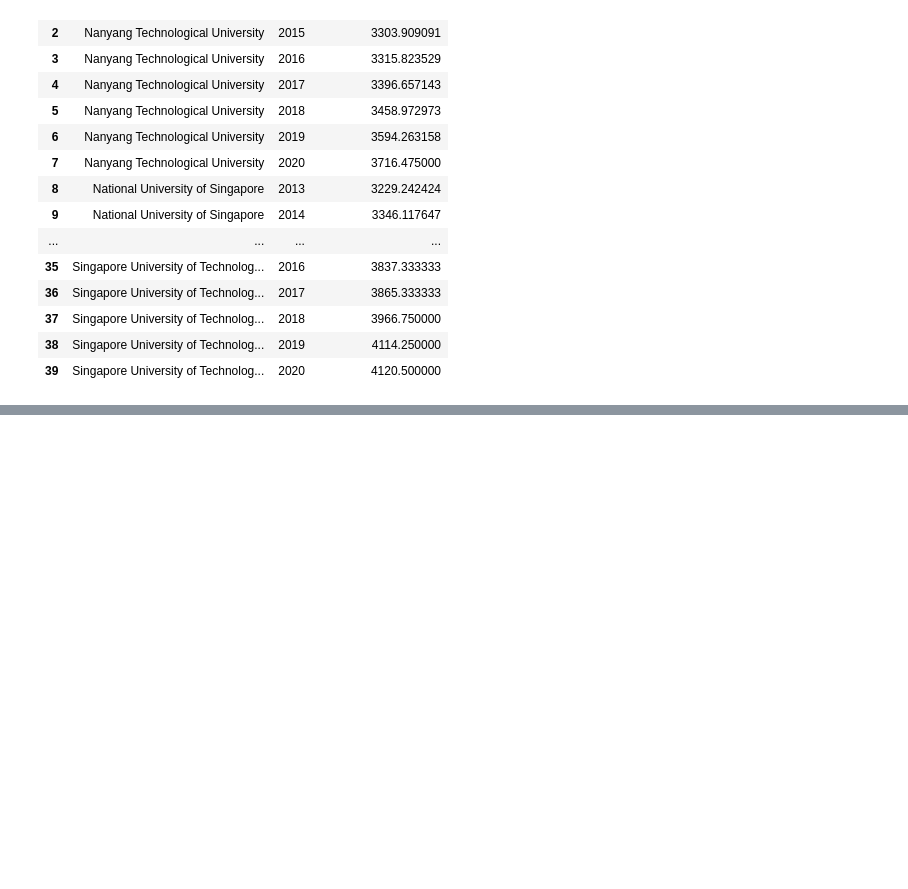
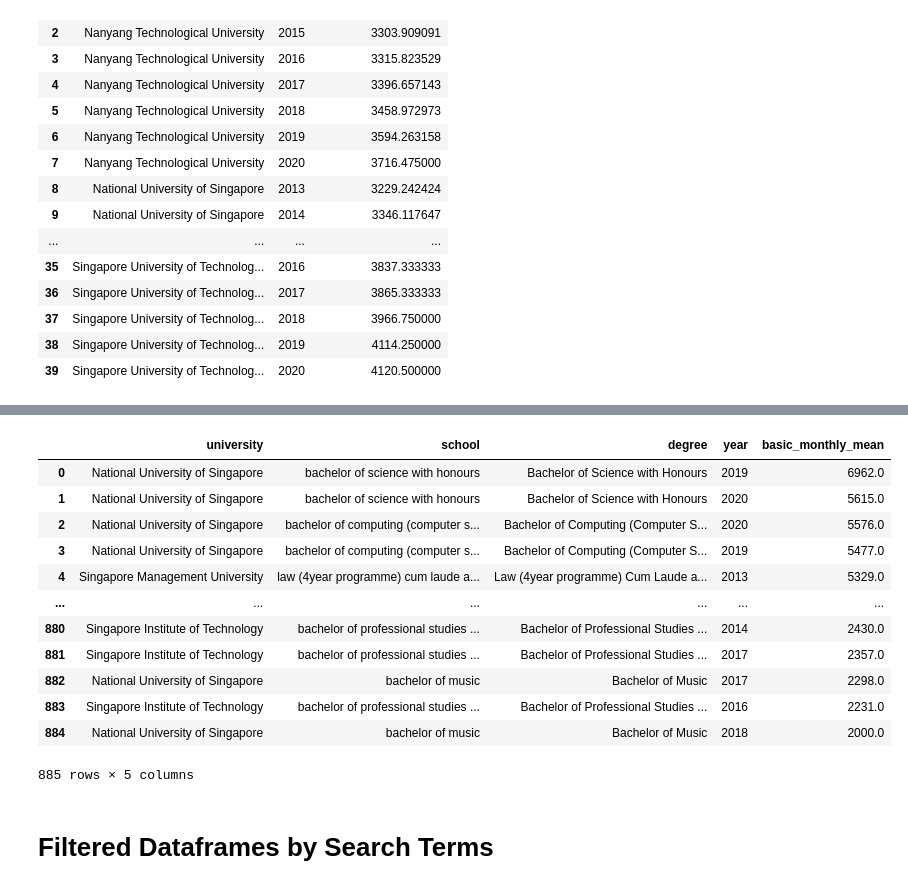
Before and after one commit to jermynyeo/GES_2022, a Jupyter notebook: first_notebook.ipynb, the cells around one changed output, grey strips where cells are left out. Cells and saved outputs as stored; diff of their text form; code cells hidden in the pictures; blank space fills up the shorter version.

```diff
--- a/first_notebook.ipynb
+++ b/first_notebook.ipynb
@@ -2,7 +8,7 @@
 import pandas as pd
 import plotly.express as px
 # %%
-df = pd.read_csv('data\GES.csv')
+df = pd.read_csv('./data/GES.csv')
 df.head()
 # %% [output]
 |  | Unnamed: 0 | school | degree | university | gross_monthly_median | gross_mthly_25_percentile | ... |
@@ -83,0 +89,23 @@ fig.show()
+# %%
+uni_mean_yoy_basic_income_df = df[['university', 'school', 'degree', 'year','basic_monthly_mean']]
+try_school_uni_mean_yoy_basic_income_df = uni_mean_yoy_basic_income_df.groupby(['university', 'school', 'degree', 'year']).mean().sort_values(['basic_monthly_mean'],ascending=False).reset_index()
+try_school_uni_mean_yoy_basic_income_df.school = try_school_uni_mean_yoy_basic_income_df.degree.apply(lambda x: x.lower())
+
+
+try_school_uni_mean_yoy_basic_income_df
+# %% [output]
+|  | university | school | degree | year | basic_monthly_mean |
+| 0 | National University of Singapore | bachelor of science with honours | Bachelor of Science with Honours | 2019 | 6962.0 |
+| 1 | National University of Singapore | bachelor of science with honours | Bachelor of Science with Honours | 2020 | 5615.0 |
+| 2 | National University of Singapore | bachelor of computing (computer s... | Bachelor of Computing (Computer S... | 2020 | 5576.0 |
+| 3 | National University of Singapore | bachelor of computing (computer s... | Bachelor of Computing (Computer S... | 2019 | 5477.0 |
+| 4 | Singapore Management University | law (4year programme) cum laude a... | Law (4year programme) Cum Laude a... | 2013 | 5329.0 |
+| ... | ... | ... | ... | ... | ... |
+| 880 | Singapore Institute of Technology | bachelor of professional studies ... | Bachelor of Professional Studies ... | 2014 | 2430.0 |
+| 881 | Singapore Institute of Technology | bachelor of professional studies ... | Bachelor of Professional Studies ... | 2017 | 2357.0 |
+| 882 | National University of Singapore | bachelor of music | Bachelor of Music | 2017 | 2298.0 |
+| 883 | Singapore Institute of Technology | bachelor of professional studies ... | Bachelor of Professional Studies ... | 2016 | 2231.0 |
+| 884 | National University of Singapore | bachelor of music | Bachelor of Music | 2018 | 2000.0 |
+885 rows × 5 columns
+# %% [markdown]
+# Filtered Dataframes by Search Terms
```
Also changed, not shown: parts of 5 cells of this notebook, 1 other file.
